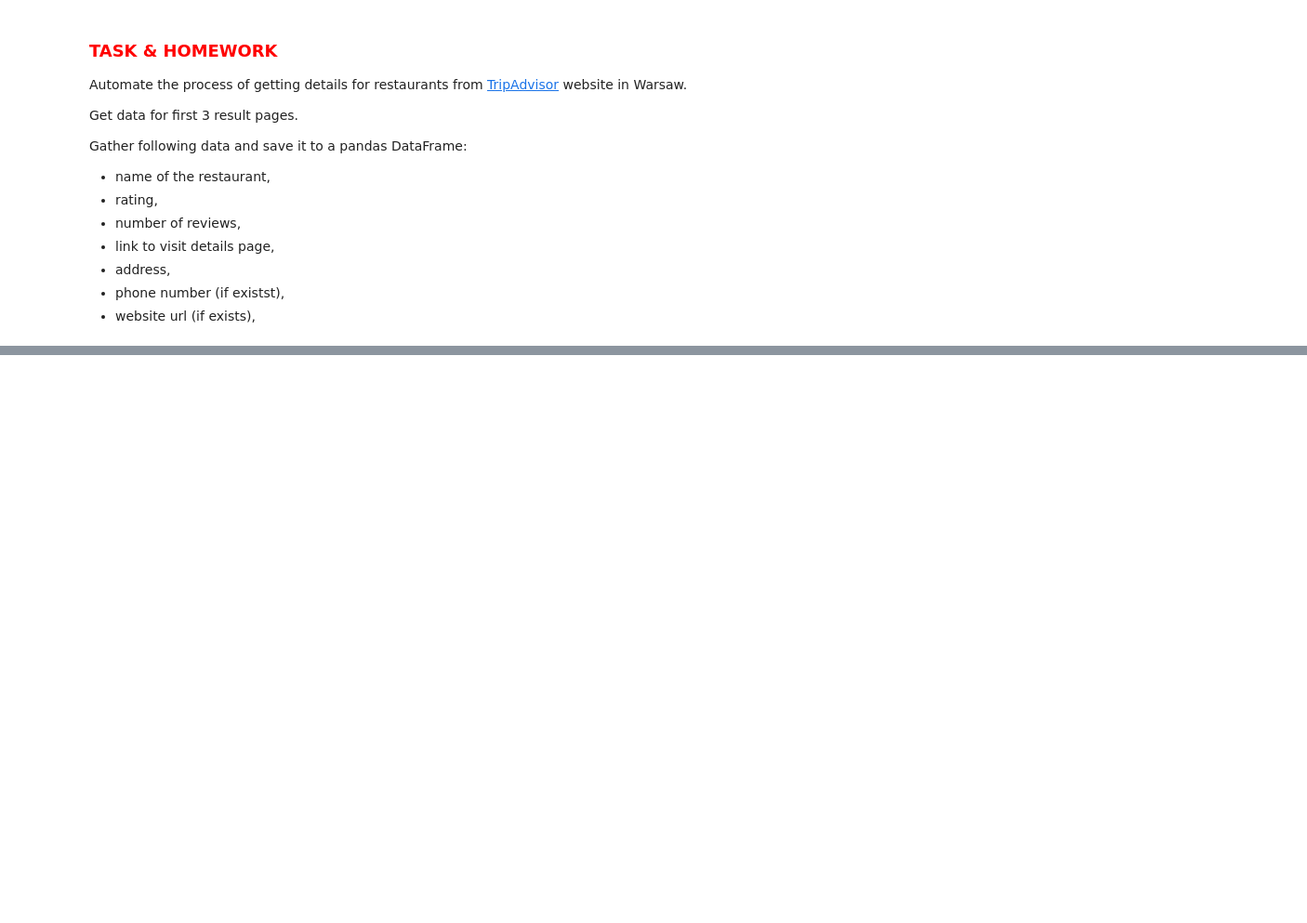
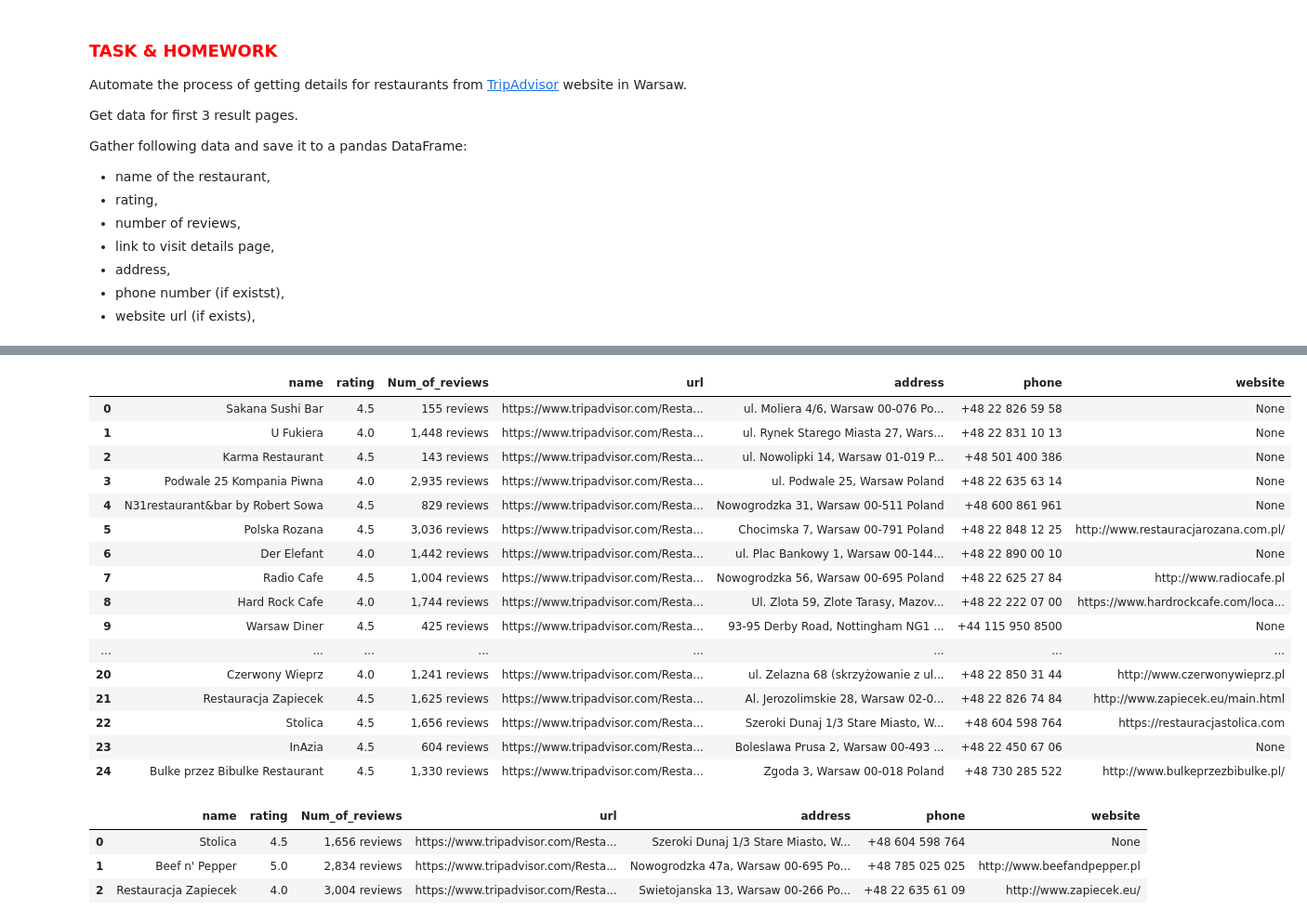
Before and after one commit to Mik3KL0/python-applications, a Jupyter notebook: class_2/class_2_students.ipynb, the cells around one changed output, grey strips where cells are left out. Shown: that part at 93% size. Cells and saved outputs as stored; diff of their text form; code cells hidden in the pictures; blank space fills up the shorter version.

```diff
--- a/class_2/class_2_students.ipynb
+++ b/class_2/class_2_students.ipynb
@@ -209,6 +209,6 @@ for laptop in soup.find_all('div', {'class': 'col-sm-4 col-lg-4 col-md-4'}):
     price = laptop.find('h4', {'class': 'pull-right price'}).get_text()
     reviews = laptop.find('p', {'class': 'pull-right'}).get_text()
     rating = laptop.find('p', {'data-rating': True}).attrs['data-rating']
-    laptops = pd.concat([laptops, pd.DataFrame({'name': [name], 'description': [description], 'price': [price], 'reviews': [reviews], 'rating': [rating]})], ignore_index=True)
+    laptops = pd.concat([laptop, pd.DataFrame({'name': [name], 'description': [description], 'price': [price], 'reviews': [reviews], 'rating': [rating]})], ignore_index=True)
 laptops
 # %% [output]
@@ -435,0 +500,20 @@ search_bar = driver.find_element(By.XPATH,'//*[@id="lithium-root"]/main/div[3]/d
+# %%
+restaurants
+# %% [output]
+|  | name | rating | Num_of_reviews | url | address | phone | website |
+| 0 | Sakana Sushi Bar | 4.5 | 155 reviews | https://www.tripadvisor.com/Resta... | ul. Moliera 4/6, Warsaw 00-076 Po... | +48 22 826 59 58 | None |
+| 1 | U Fukiera | 4.0 | 1,448 reviews | https://www.tripadvisor.com/Resta... | ul. Rynek Starego Miasta 27, Wars... | +48 22 831 10 13 | None |
+| 2 | Karma Restaurant | 4.5 | 143 reviews | https://www.tripadvisor.com/Resta... | ul. Nowolipki 14, Warsaw 01-019 P... | +48 501 400 386 | None |
+| 3 | Podwale 25 Kompania Piwna | 4.0 | 2,935 reviews | https://www.tripadvisor.com/Resta... | ul. Podwale 25, Warsaw Poland | +48 22 635 63 14 | None |
+| 4 | N31restaurant&bar by Robert Sowa | 4.5 | 829 reviews | https://www.tripadvisor.com/Resta... | Nowogrodzka 31, Warsaw 00-511 Poland | +48 600 861 961 | None |
+| 5 | Polska Rozana | 4.5 | 3,036 reviews | https://www.tripadvisor.com/Resta... | Chocimska 7, Warsaw 00-791 Poland | +48 22 848 12 25 | http://www.restauracjarozana.com.pl/ |
+| 6 | Der Elefant | 4.0 | 1,442 reviews | https://www.tripadvisor.com/Resta... | ul. Plac Bankowy 1, Warsaw 00-144... | +48 22 890 00 10 | None |
+| 7 | Radio Cafe | 4.5 | 1,004 reviews | https://www.tripadvisor.com/Resta... | Nowogrodzka 56, Warsaw 00-695 Poland | +48 22 625 27 84 | http://www.radiocafe.pl |
+| 8 | Hard Rock Cafe | 4.0 | 1,744 reviews | https://www.tripadvisor.com/Resta... | Ul. Zlota 59, Zlote Tarasy, Mazov... | +48 22 222 07 00 | https://www.hardrockcafe.com/loca... |
+| 9 | Warsaw Diner | 4.5 | 425 reviews | https://www.tripadvisor.com/Resta... | 93-95 Derby Road, Nottingham NG1 ... | +44 115 950 8500 | None |
+| ... | ... | ... | ... | ... | ... | ... | ... |
+| 20 | Czerwony Wieprz | 4.0 | 1,241 reviews | https://www.tripadvisor.com/Resta... | ul. Zelazna 68 (skrzyżowanie z ul... | +48 22 850 31 44 | http://www.czerwonywieprz.pl |
+| 21 | Restauracja Zapiecek | 4.5 | 1,625 reviews | https://www.tripadvisor.com/Resta... | Al. Jerozolimskie 28, Warsaw 02-0... | +48 22 826 74 84 | http://www.zapiecek.eu/main.html |
+| 22 | Stolica | 4.5 | 1,656 reviews | https://www.tripadvisor.com/Resta... | Szeroki Dunaj 1/3 Stare Miasto, W... | +48 604 598 764 | https://restauracjastolica.com |
+| 23 | InAzia | 4.5 | 604 reviews | https://www.tripadvisor.com/Resta... | Boleslawa Prusa 2, Warsaw 00-493 ... | +48 22 450 67 06 | None |
+| 24 | Bulke przez Bibulke Restaurant | 4.5 | 1,330 reviews | https://www.tripadvisor.com/Resta... | Zgoda 3, Warsaw 00-018 Poland | +48 730 285 522 | http://www.bulkeprzezbibulke.pl/ |
@@ -436,3 +585,10 @@ search_bar = driver.find_element(By.XPATH,'//*[@id="lithium-root"]/main/div[3]/d
+# %%
+scrape_tripadvisor_restaurants('Warsaw', 3)
+# %% [output]
+|  | name | rating | Num_of_reviews | url | address | phone | website |
+| 0 | Stolica | 4.5 | 1,656 reviews | https://www.tripadvisor.com/Resta... | Szeroki Dunaj 1/3 Stare Miasto, W... | +48 604 598 764 | None |
+| 1 | Beef n' Pepper | 5.0 | 2,834 reviews | https://www.tripadvisor.com/Resta... | Nowogrodzka 47a, Warsaw 00-695 Po... | +48 785 025 025 | http://www.beefandpepper.pl |
+| 2 | Restauracja Zapiecek | 4.0 | 3,004 reviews | https://www.tripadvisor.com/Resta... | Swietojanska 13, Warsaw 00-266 Po... | +48 22 635 61 09 | http://www.zapiecek.eu/ |
 # %% [markdown]
 ## References
 ---
```
Also changed, not shown: parts of 9 cells of this notebook.
